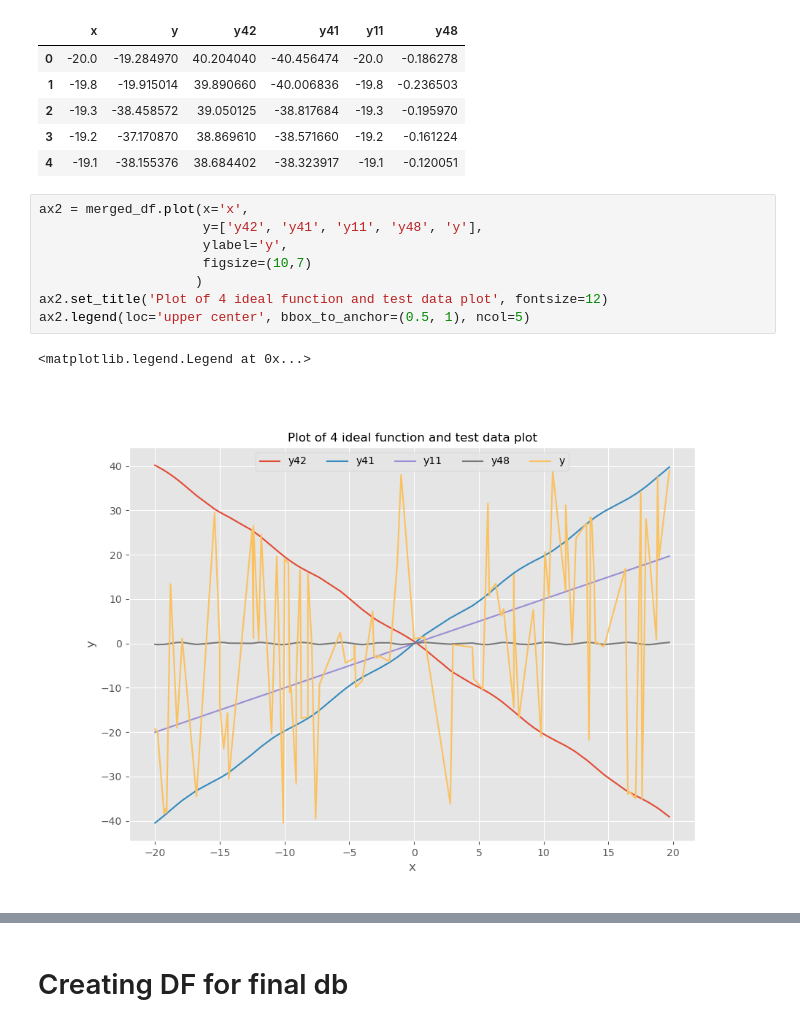
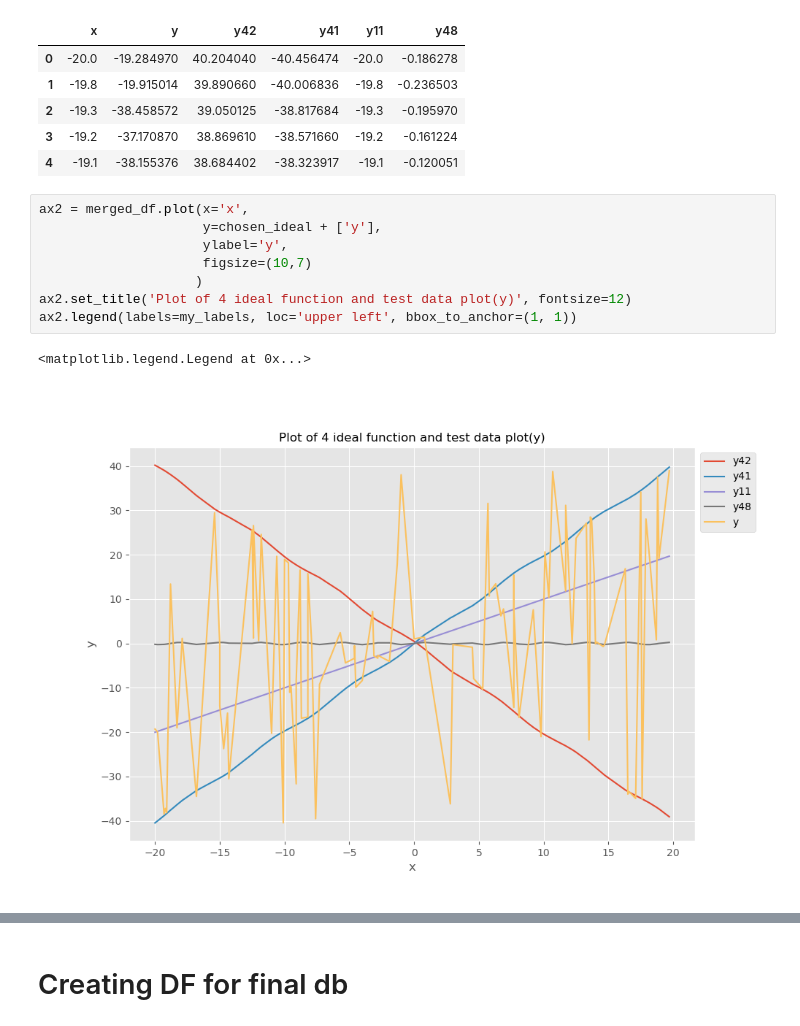
Before and after one commit to Fful/pyprog-course-WA, a Jupyter notebook: data_processing.ipynb, the cells around one changed output, grey strips where cells are left out. Drawn from its saved outputs; the diff is of its cells as text.

Commit message:
Final DataFrame has been obtained

```diff
--- a/data_processing.ipynb
+++ b/data_processing.ipynb
@@ -165,13 +166,13 @@ merged_df.head()
 | 4 | -19.1 | -38.155376 | 38.684402 | -38.323917 | -19.1 | -0.120051 |
 # %%
 ax2 = merged_df.plot(x='x',
-                     y=['y42', 'y41', 'y11', 'y48', 'y'],
+                     y=chosen_ideal + ['y'],
                      ylabel='y',
                      figsize=(10,7)
                     )
-ax2.set_title('Plot of 4 ideal function and test data plot', fontsize=12)
-ax2.legend(loc='upper center', bbox_to_anchor=(0.5, 1), ncol=5)
+ax2.set_title('Plot of 4 ideal function and test data plot(y)', fontsize=12)
+ax2.legend(labels=my_labels, loc='upper left', bbox_to_anchor=(1, 1))
 # %% [output]
 <matplotlib.legend.Legend at 0x...>
-[figure, old version]
+[figure, new version]
 # %%
```
Also changed, not shown: parts of 8 cells of this notebook, 1 other file.
